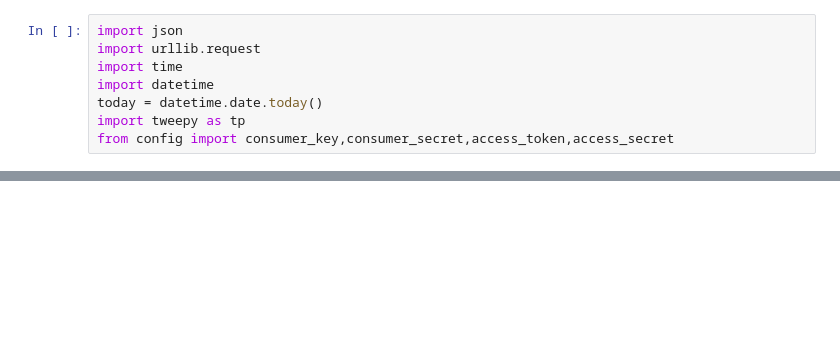
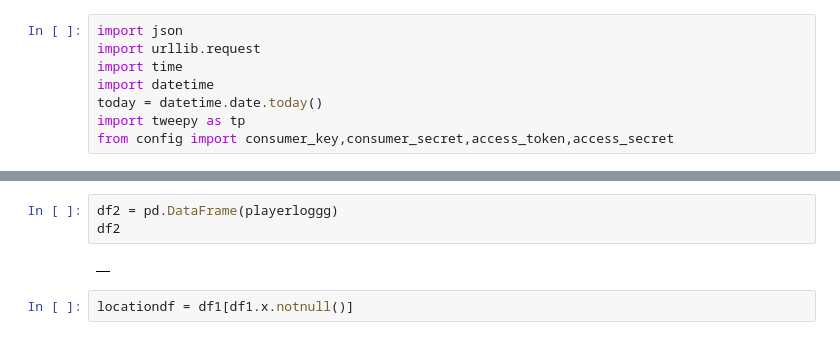
Before and after one commit to JuanParker1/Hockey_Projects, a Jupyter notebook: NHL_PBP/Feed_Live_0.ipynb, the cells around one changed output, grey strips where cells are left out. Cells and saved outputs as stored; diff of their text form; blank space fills up the shorter version.

```diff
--- a/NHL_PBP/Feed_Live_0.ipynb
+++ b/NHL_PBP/Feed_Live_0.ipynb
@@ -281,0 +258,7 @@ Los Angeles Kings-1, Arizona Coyotes-0
+# %%
+df2 = pd.DataFrame(playerloggg)
+df2
+# %% [output]
+|  |
+# %%
+locationdf = df1[df1.x.notnull()]
```
Also changed, not shown: parts of 21 cells of this notebook, 48 other files.
